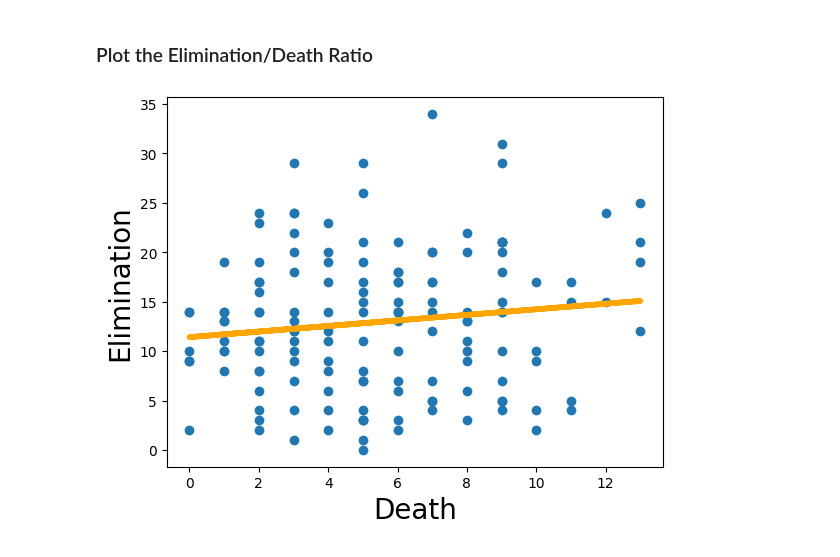
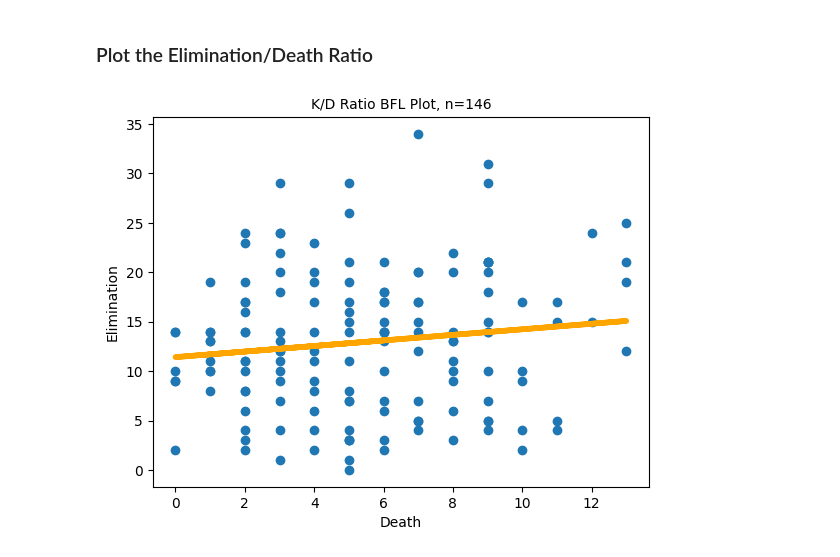
Before and after one commit to ddxbugs/owl-trainer, a Jupyter notebook: mystery.ipynb, the cells around one changed output. Cells and saved outputs as stored; diff of their text form; code cells hidden in the pictures.

Commit message:
mystery box plot and histogram example update

```diff
--- a/mystery.ipynb
+++ b/mystery.ipynb
@@ -79,9 +81,10 @@ Notes:
 # %%
 plt.scatter(x1,y)
 yhat = 0.2816 * x1 + 11.4149
 fig = plt.plot(x1, yhat, lw=4, c='orange', label='regression_line')
-plt.xlabel('Death', fontsize=20)
-plt.ylabel('Elimination', fontsize=20)
+plt.title('K/D Ratio BFL Plot, n=146', fontsize=10)
+plt.xlabel('Death', fontsize=10)
+plt.ylabel('Elimination', fontsize=10)
 plt.show()
 # %% [output]
-[figure, old version]
+[figure, new version]
```
Also changed, not shown: parts of 7 cells of this notebook.
